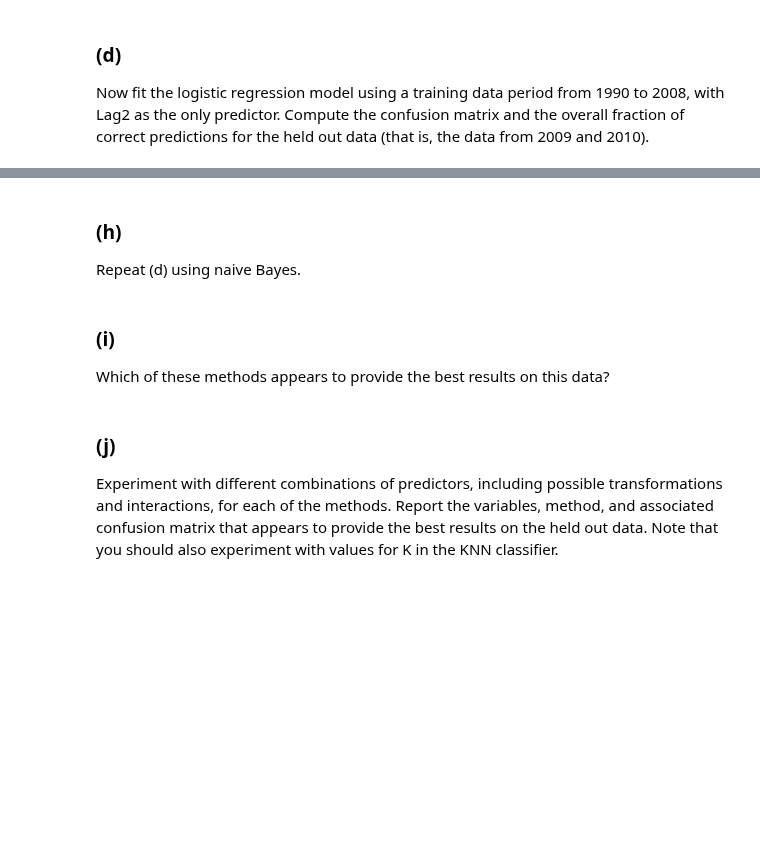
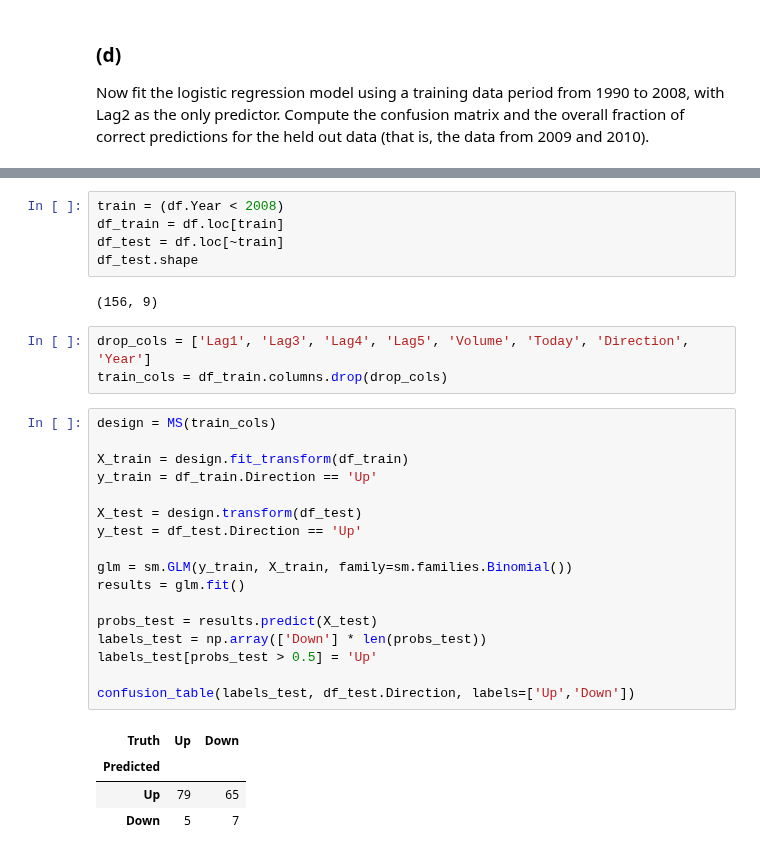
Before and after one commit to HWTeng-Teaching/202509-ML-FinTech, a Jupyter notebook: xxxx_NAME/2008_Chrissy/1027HW/Chrissy_1027HW_Ch4_Q13.ipynb, the cells around one changed output, grey strips where cells are left out. Saved outputs shown, nothing was run; the diff lists cells and outputs as text; blank space fills up the shorter version.

```diff
--- a/xxxx_NAME/2008_Chrissy/1027HW/Chrissy_1027HW_Ch4_Q13.ipynb
+++ b/xxxx_NAME/2008_Chrissy/1027HW/Chrissy_1027HW_Ch4_Q13.ipynb
@@ -145,9 +137,32 @@ Repeat (d) using KNN with K =1.
-# %% [markdown]
-### (h)
-Repeat (d) using naive Bayes.
-# %% [markdown]
-### (i)
-Which of these methods appears to provide the best results on this data?
-# %% [markdown]
-### (j)
-Experiment with different combinations of predictors, including possible transformations and interactions, for each of the methods. Report the variables, method, and associated confusion matrix that appears to provide the best results on the held out data. Note that you should also experiment with values for K in the KNN classifier.
+# %%
+train = (df.Year < 2008)
+df_train = df.loc[train]
+df_test = df.loc[~train]
+df_test.shape
+# %% [output]
+(156, 9)
+# %%
+drop_cols = ['Lag1', 'Lag3', 'Lag4', 'Lag5', 'Volume', 'Today', 'Direction', 'Year']
+train_cols = df_train.columns.drop(drop_cols)
+# %%
+design = MS(train_cols)
+
+X_train = design.fit_transform(df_train)
+y_train = df_train.Direction == 'Up'
+
+X_test = design.transform(df_test)
+y_test = df_test.Direction == 'Up'
+
+glm = sm.GLM(y_train, X_train, family=sm.families.Binomial())
+results = glm.fit()
+
+probs_test = results.predict(X_test)
+labels_test = np.array(['Down'] * len(probs_test))
+labels_test[probs_test > 0.5] = 'Up'
+
+confusion_table(labels_test, df_test.Direction, labels=['Up','Down'])
+# %% [output]
+| Truth | Up | Down |
+| Predicted |  |  |
+| Up | 79 | 65 |
+| Down | 5 | 7 |
```
Also changed, not shown: parts of 4 cells of this notebook.
